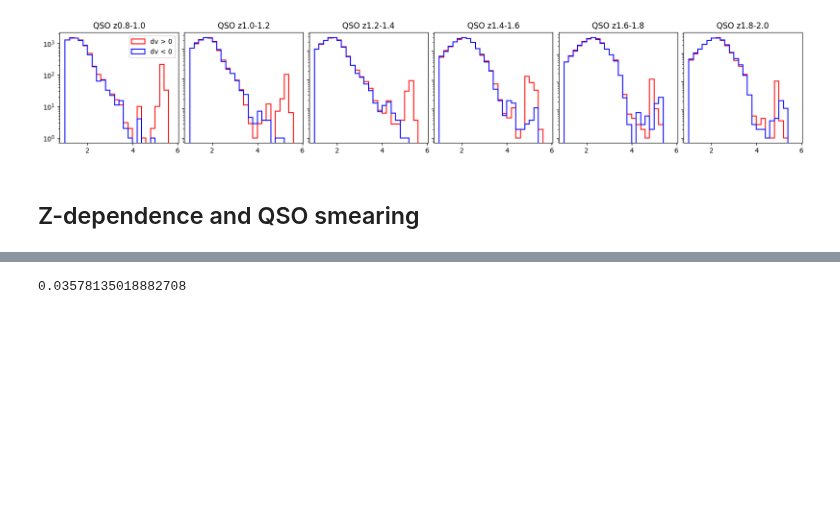
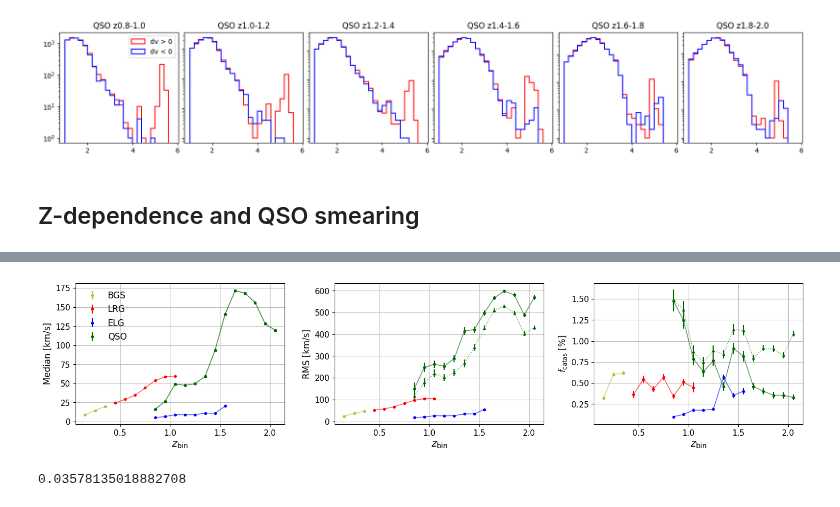
Before and after one commit to ShengyuHE/desi_y3_redshift_errors, a Jupyter notebook: main/repeat_obs/notebooks/dv_distribution.ipynb, the cells around one changed output, grey strips where cells are left out. Saved outputs shown, nothing was run; the diff lists cells and outputs as text; code cells hidden in the pictures; blank space fills up the shorter version.

```diff
--- a/main/repeat_obs/notebooks/dv_distribution.ipynb
+++ b/main/repeat_obs/notebooks/dv_distribution.ipynb
@@ -266,3 +152,74 @@ if save_fig == True:
+# %%
+tracers = ['BGS','LRG', 'ELG', 'QSO', 'QSO_3cut']
+step = 0.1
+
+var_method = 'bootstrap' # bootstrap, jackknife
+metrics_fn = RESULT_DIR+f'/repeat_metrics_{var_method}.csv'
+metrics_tab = Table.read(metrics_fn, format="csv")
+
+overall_values = {
+    'BGS': [13.3, 36.0, 0.51],
+    'LRG': [40.7, 82.1, 0.46],
+    'ELG': [8.6, 28.2, 0.23],
+    'QSO': [91.0, 471.2, 0.61],
+    'QSO_3cut': [91.0, 391.0, 0.97]
+} # med_mean, rms_mean, fc_mean
+
+markers = ['o', 's', '^', 'D', 'v', '*', 'x', 'P']
+fig = plt.figure(figsize=(15, 3))
+gs = gridspec.GridSpec(1,3,width_ratios=[1, 1, 1],
+                       wspace=0.24,hspace=0.1,left=0.05, right=0.98, top=0.95, bottom=0.05)
+for idxt, tracer in enumerate(tracers):
+    (zmin, zmax) = REDSHIFT_OVERALL[tracer[:3]]
+    zrange = np.round(np.arange(zmin, zmax+ step/2, step), 1)
+    zbins = list(zip(zrange[:-1], zrange[1:]))
+    color = COLOR_OVERALL[tracer[:3]]
+    marker = markers[idxt]
+    zmid_list, median_list, rms_list, fc_list = [], [], [], []
+    for indz, (z1, z2) in enumerate(zbins):
+        dv = generate_dv(tracer[:3], z1, z2)
+        # ===== quantities of dv =====
+        cthr = get_cthr(tracer)
+        dv_smear = dv[abs(dv) < cthr]
+        median_dv = np.median(abs(dv))
+        RMS = np.sqrt(np.mean(dv_smear**2))
+        fc= np.mean(abs(dv) >= cthr)*100 # fc = (np.sum(abs(dv) > cthr)) /len(dv)*100
+        var = metrics_tab[metrics_tab["tracer"] == f"{tracer[:3]}_z{z1}_{z2}"]
+        zmid_list.append((z1 + z2) / 2)
+        median_list.append((median_dv, var['med_std'][0])) # in km/s
+        rms_list.append((RMS, var['rms_std'][0])) # in km/s
+        fc_list.append((fc, var['fc_std'][0])) # in %
+    # === Plot panels ===
+    metric_lists = [median_list, rms_list, fc_list]
+    qlabels = ['med_std', 'rms_std','fc_std']
+    ylabels = [r"Median [km/s]", r"RMS [km/s]", r"$f_{\mathrm{catas}}$ [%]"]
+    for idxq, (vals, ylabel) in enumerate(zip(metric_lists, ylabels)):
+        means, errs = zip(*vals)            # unzip -> two tuples
+        ax = plt.subplot(gs[idxq])
+        # ax.scatter(zmid_list, means, color=color, s=30, label=tracer)
+        ax.errorbar(zmid_list, means, yerr = errs, label = tracer,
+                    marker= '^' if tracer == 'QSO_3cut' else 'o', markersize=3,
+                    color = color, linestyle='none',)
+        if idxt == 4:
+            ax.plot(zmid_list, means, color=color, lw=1.2, alpha=0.6, ls=':')
+        else:
+            ax.plot(zmid_list, means, color=color, lw=1.2, alpha=0.6)
+        # === add horizontal line for global value ===
+        # yvalue = overall_values[tracer][idxq]
+        # yvar = metrics_tab[metrics_tab["tracer"] == f"{tracer[:3]}_z{zmin}_{zmax}"][qlabels[idxq]][0]
+        # ax.axhline(y=yvalue, color=color, linestyle='--', lw=1.4, alpha=0.6 if tracer == 'QSO_3cut' else 1.0)
+        # ax.axhspan(yvalue-yvar, yvalue+yvar, color=color, alpha=0.3)
+        # plot axes settings
+        ax.set_xlabel(r"$z_{\mathrm{bin}}$", fontsize=14)
+        ax.set_ylabel(ylabel, fontsize=12)
+        ax.tick_params(axis='both', labelsize=11)
+        ax.grid(alpha=0.8)
+        if idxq==0 and idxt==3:
+            ax.legend(fontsize=12, loc='best', frameon=False)
+if save_fig == True:
+    plt.savefig(OVERLEAF_DIR+f'/plot_z_dependence', dpi=300, bbox_inches='tight')
+# %% [output]
+[figure, added]
 # %%
 yvar = metrics_tab[metrics_tab["tracer"] == f"{tracer}_z{zmin}_{zmax}"][qlabels[idxq]][0]
 yvar
```
Also changed, not shown: parts of 3 cells of this notebook, 7 other files.
